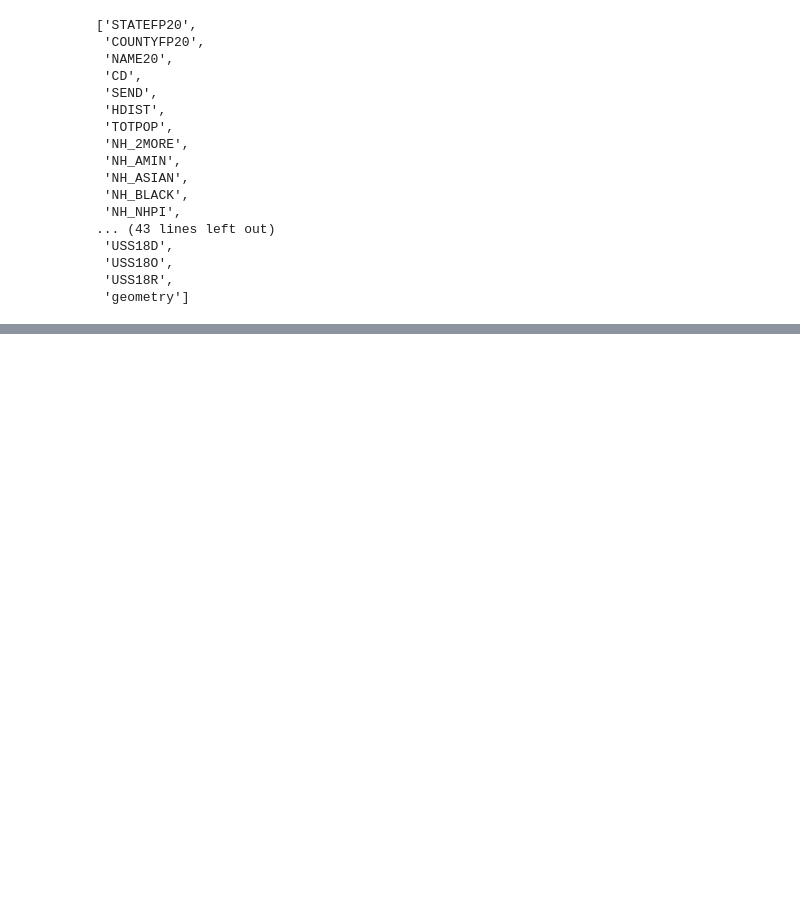
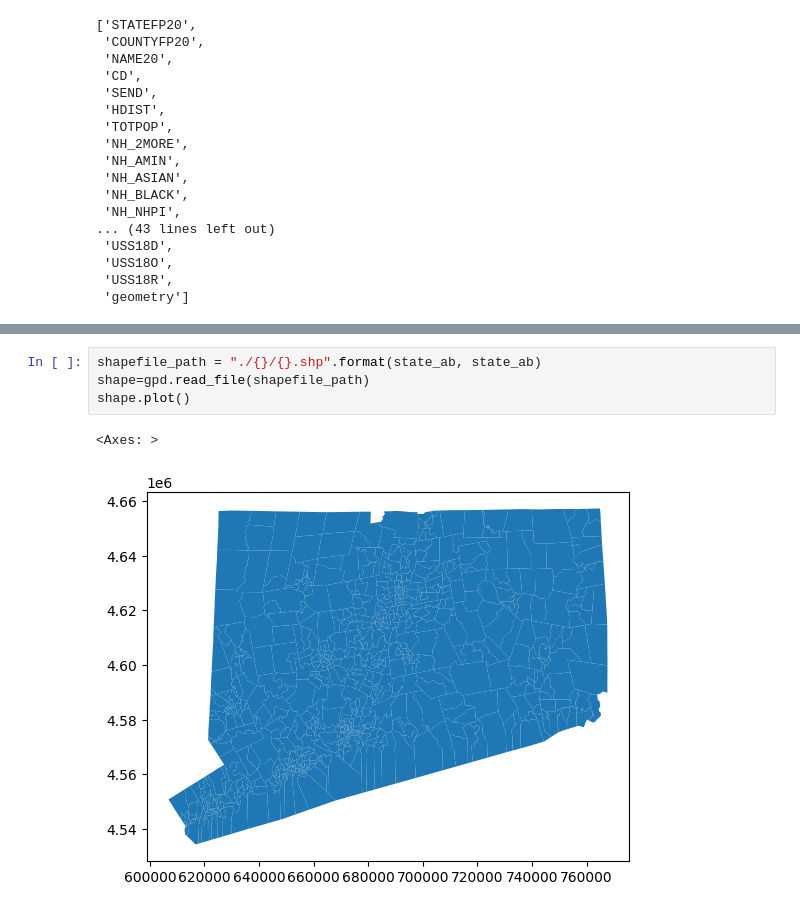
Before and after one commit to eveomett-states/Connecticut, a Jupyter notebook: ct.ipynb, the cells around one changed output, grey strips where cells are left out. Drawn from its saved outputs; the diff is of its cells as text; blank space fills up the shorter version.

```diff
--- a/ct.ipynb
+++ b/ct.ipynb
@@ -370,0 +469,7 @@ graph.to_json("./{}/{}.json".format(state_ab, state_ab))
+# %%
+shapefile_path = "./{}/{}.shp".format(state_ab, state_ab)
+shape=gpd.read_file(shapefile_path)
+shape.plot()
+# %% [output]
+<Axes: >
+[figure, added]
```
Also changed, not shown: parts of 58 cells of this notebook, 1 other file.
